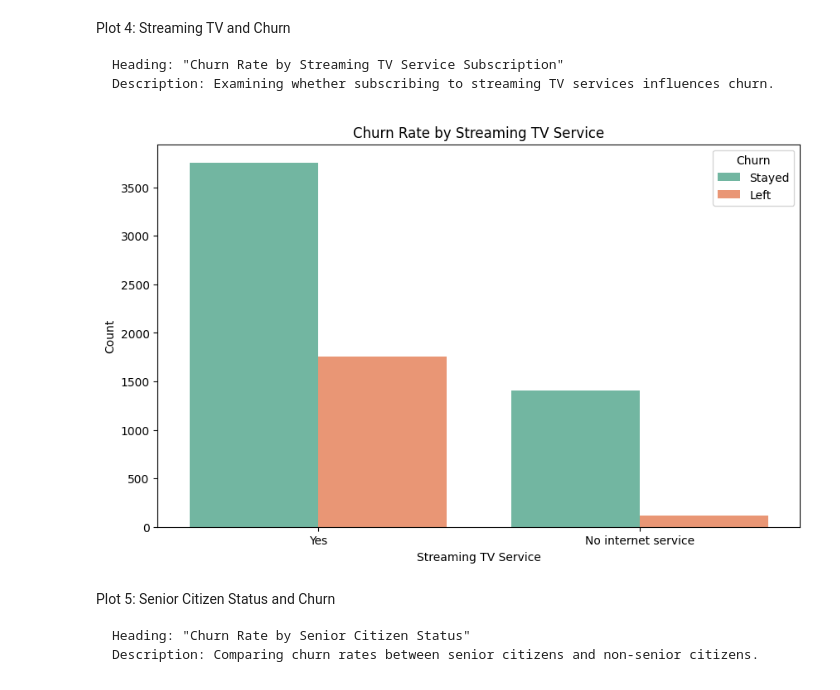
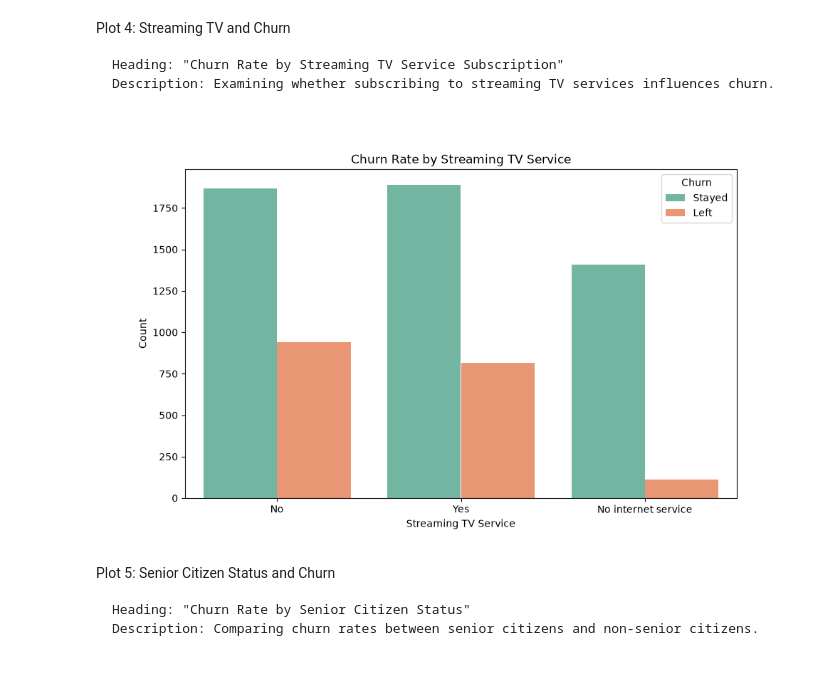
Before and after one commit to Francis-Gallo/Telecom-churn-data, a Jupyter notebook: 2.data_visualization_project.ipynb, the cells around one changed output. Saved outputs shown, nothing was run; the diff lists cells and outputs as text; code cells hidden in the pictures.

```diff
--- a/2.data_visualization_project.ipynb
+++ b/2.data_visualization_project.ipynb
@@ -49,9 +50,15 @@ Plot 1: Contract Type vs. Churn
     Description: Analyzing how different contract types (month-to-month, one year, two years) impact churn rates.
 # %%
 # ---- 1. Contract Type vs. Churn ----
-# Convert 'Contract' back to readable categories
-df['Contract'] = df[['Contract_One year', 'Contract_Two year']].idxmax(axis=1)
-df['Contract'] = df['Contract'].replace({'Contract_One year': 'One year', 'Contract_Two year': 'Two year'}).fillna('Month-to-month')
+# Convert 'Contract' back to readable categories.
+# drop_first removed Month-to-month, so an all-zero row is that baseline.
+contract_cols = df[['Contract_One year', 'Contract_Two year']]
+df['Contract'] = np.where(
+    contract_cols.sum(axis=1) == 0,
+    "Month-to-month",
+    contract_cols.idxmax(axis=1),
+)
+df['Contract'] = df['Contract'].replace({'Contract_One year': 'One year', 'Contract_Two year': 'Two year'})
 
 plt.figure(figsize=(10, 6))
 sns.countplot(data=df, x='Contract', hue='Churn', palette="viridis")
@@ -102,18 +109,27 @@ Plot 4: Streaming TV and Churn
     Description: Examining whether subscribing to streaming TV services influences churn.
 # %%
 # ---- 4. Streaming TV and Churn ----
-df['StreamingTV'] = df[['StreamingTV_Yes', 'StreamingTV_No internet service']].idxmax(axis=1)
-df['StreamingTV'] = df['StreamingTV'].replace({'StreamingTV_Yes': 'Yes', 'StreamingTV_No internet service': 'No internet service'}).fillna('No')
+# drop_first removed "No", so an all-zero row is no streaming TV (with internet).
+streaming_cols = df[['StreamingTV_Yes', 'StreamingTV_No internet service']]
+df['StreamingTV'] = np.where(
+    streaming_cols.sum(axis=1) == 0,
+    "No",
+    streaming_cols.idxmax(axis=1),
+)
+df['StreamingTV'] = df['StreamingTV'].replace({
+    'StreamingTV_Yes': 'Yes',
+    'StreamingTV_No internet service': 'No internet service',
+})
 
 plt.figure(figsize=(10, 6))
 sns.countplot(data=df, x='StreamingTV', hue='Churn', palette="Set2")
 plt.title("Churn Rate by Streaming TV Service")
 plt.xlabel("Streaming TV Service")
 plt.ylabel("Count")
 plt.legend(title="Churn", labels=['Stayed', 'Left'])
 plt.show()
 # %% [output]
-[figure, old version]
+[figure, new version]
 # %% [markdown]
 Plot 5: Senior Citizen Status and Churn
 
```
Also changed, not shown: parts of 3 cells of this notebook, 3 other files.
